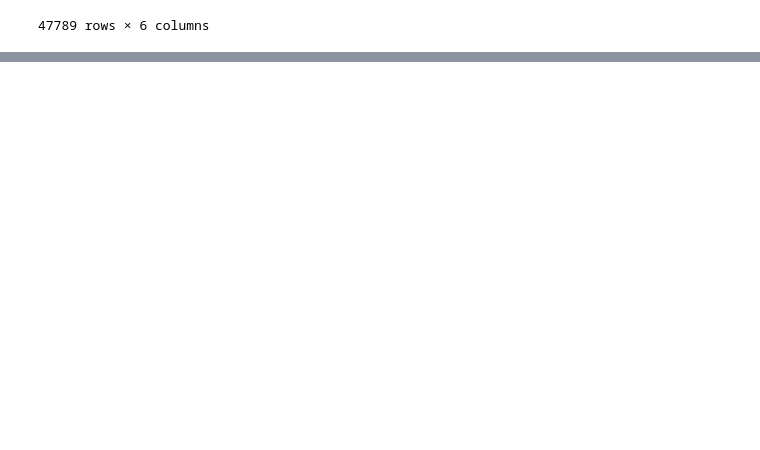
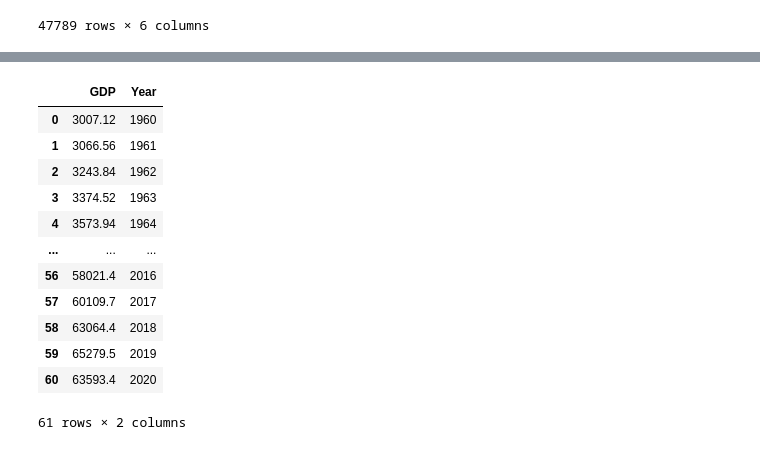
Before and after one commit to stuartbrown4/Big-Data-Assignment, a Jupyter notebook: Data-Handling-01.ipynb, the cells around one changed output, grey strips where cells are left out. Saved outputs shown, nothing was run; the diff lists cells and outputs as text; code cells hidden in the pictures; blank space fills up the shorter version.

```diff
--- a/Data-Handling-01.ipynb
+++ b/Data-Handling-01.ipynb
@@ -43,0 +106,23 @@ drinks['beer_servings'].plot(kind='bar', figsize=(20,4))
+# %%
+# example plot of gpd vs alcohol consumption
+
+usa_gdp = gdp_pc[gdp_pc['Country Name'] == 'United States'].T.drop(['Country Name', 'Code', 'Unnamed: 65'])
+usa_gdp['Year'] = usa_gdp.index
+usa_gdp.columns = ['GDP', 'Year']
+usa_gdp = usa_gdp.reset_index()
+usa_gdp = usa_gdp.drop(['index'], axis=1)
+usa_gdp
+# %% [output]
+|  | GDP | Year |
+| 0 | 3007.12 | 1960 |
+| 1 | 3066.56 | 1961 |
+| 2 | 3243.84 | 1962 |
+| 3 | 3374.52 | 1963 |
+| 4 | 3573.94 | 1964 |
+| ... | ... | ... |
+| 56 | 58021.4 | 2016 |
+| 57 | 60109.7 | 2017 |
+| 58 | 63064.4 | 2018 |
+| 59 | 65279.5 | 2019 |
+| 60 | 63593.4 | 2020 |
+61 rows × 2 columns
```
Also changed, not shown: parts of 13 cells of this notebook.
